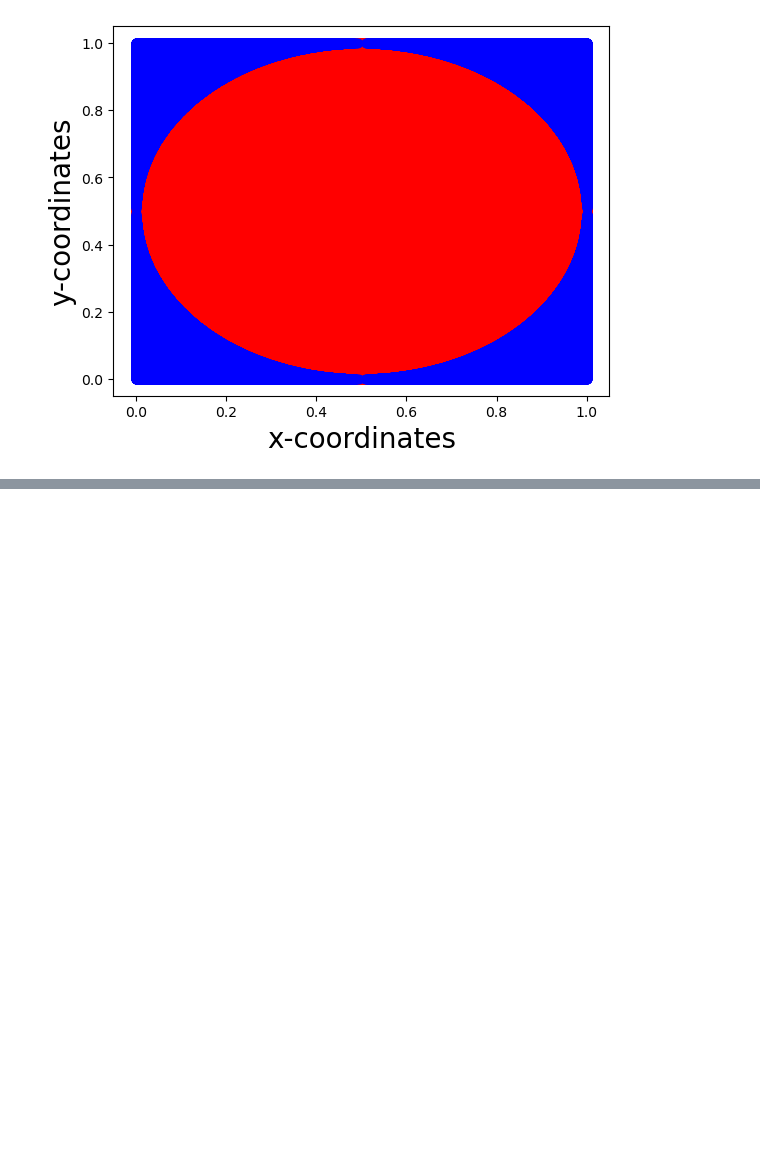
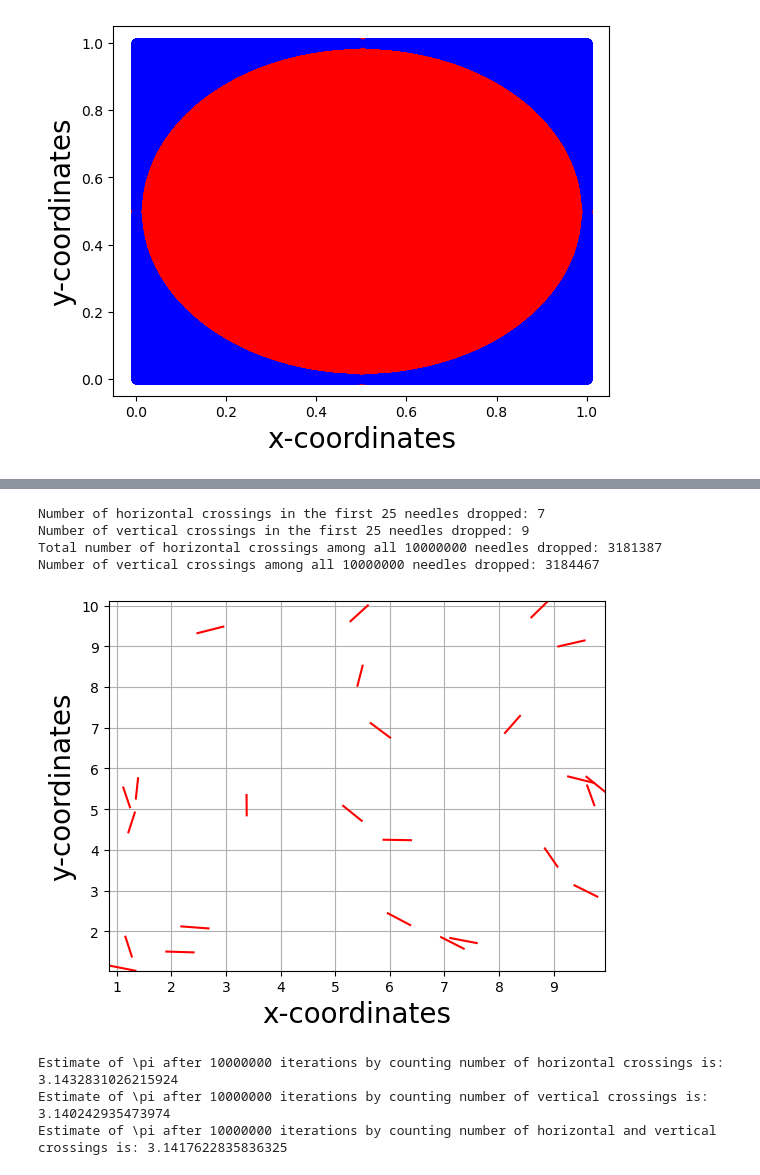
Before and after one commit to GautamGopalKrishnan/montecarlo, a Jupyter notebook: estimating_constants.ipynb, the cells around one changed output, grey strips where cells are left out. Cells and saved outputs as stored; diff of their text form; code cells hidden in the pictures; blank space fills up the shorter version.

Commit message:
Another method estimating pi

```diff
--- a/estimating_constants.ipynb
+++ b/estimating_constants.ipynb
@@ -76,3 +77,58 @@ Estimate of \pi after 10000000 iterations is: 3.1411576
+# %%
+#Estimating \pi by dropping N needles of length 2*l on a graph sheet with one unit spacing
+#We count the number of horizontal crossings h and number of vertical crossings v of the needles with the graph sheet lines
+#h/N and v/N are estimates of 4*l/\pi
+#(h+v)/N is an estimate of 8*l/pi
+#If N is too small, division by zero might occur as there might be zero horizontal or vertical crossings
+
+#N=1000 #Can change N here if we want to run Monte Carlo simulation on smaller number of iterations.
+l=1/4 #The length of each needle which is 2*l can be any constant less than one, since the spacing in the graph sheet is one unit.
+h,v=0,0
+data=[]
+plot_needles = 25 #It is easier to see just these many needles on the plot. It can be changed to N to see all needles.
+for i in range(N):
+    m=special_ortho_group.rvs(2) #Random rotation matrix is chosen here to rotate needle
+    x1 = 1+9*np.random.uniform(0,1)
+    y1 = 1+9*np.random.uniform(0,1)
+    ndl=np.dot(m,[2*l,0])
+    x2,y2=ndl[0]+x1,ndl[1]+y1
+    if np.floor(x1)!= np.floor(x2):
+        h+=1
+    if np.floor(y1)!= np.floor(y2):
+        v+=1
+    if i<np.min([plot_needles,N]):
+        h_min=h
+        v_min=v
+        data.append((x1,x2))
+        data.append((y1,y2))
+        data.append('r')
+print("Number of horizontal crossings in the first",plot_needles,"needles dropped:",h_min)
+print("Number of vertical crossings in the first",plot_needles,"needles dropped:",v_min)
+print("Total number of horizontal crossings among all",N,"needles dropped:",h)
+print("Number of vertical crossings among all",N,"needles dropped:",v)
+fig = plt.figure()
+ax = fig.add_subplot(111)
+ax.margins(x=0, y=0)
+grid_points = [0, 1, 2, 3, 4, 5, 6, 7, 8, 9, 10, 11]
+ax.xaxis.set_ticks(grid_points)
+ax.yaxis.set_ticks(grid_points)
+plt.plot(*data)
+plt.grid()
+plt.xlabel('x-coordinates', fontsize = 20)
+plt.ylabel('y-coordinates', fontsize = 20)
+plt.show()
+print("Estimate of \pi after",N,"iterations by counting number of horizontal crossings is:",4*l*N/h)
+print("Estimate of \pi after",N,"iterations by counting number of vertical crossings is:",4*l*N/v)
+print("Estimate of \pi after",N,"iterations by counting number of horizontal and vertical crossings is:",8*l*N/(h+v))
+# %% [output]
+Number of horizontal crossings in the first 25 needles dropped: 7
+Number of vertical crossings in the first 25 needles dropped: 9
+Total number of horizontal crossings among all 10000000 needles dropped: 3181387
+Number of vertical crossings among all 10000000 needles dropped: 3184467
+[figure, added]
+Estimate of \pi after 10000000 iterations by counting number of horizontal crossings is: 3.1432831026215924
+Estimate of \pi after 10000000 iterations by counting number of vertical crossings is: 3.140242935473974
+Estimate of \pi after 10000000 iterations by counting number of horizontal and vertical crossings is: 3.1417622835836325
 # %%
 #Estimating Euler's number e by Monte Carlo simulation
 
```
Also changed, not shown: parts of 6 cells of this notebook.
